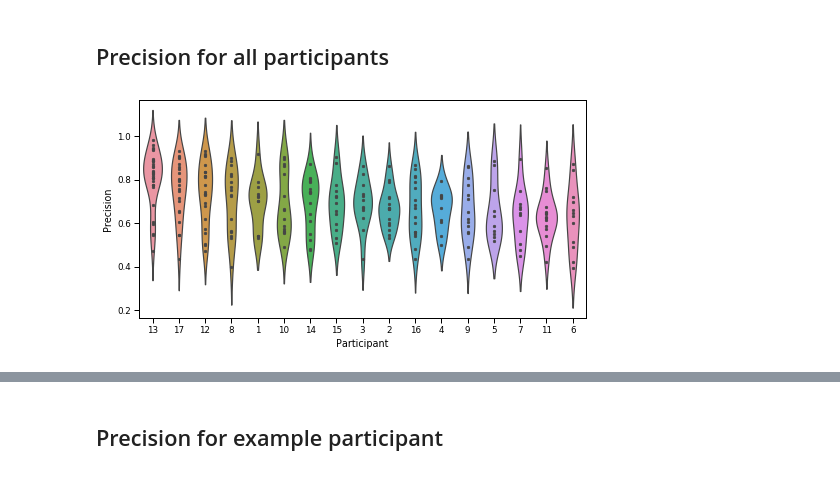
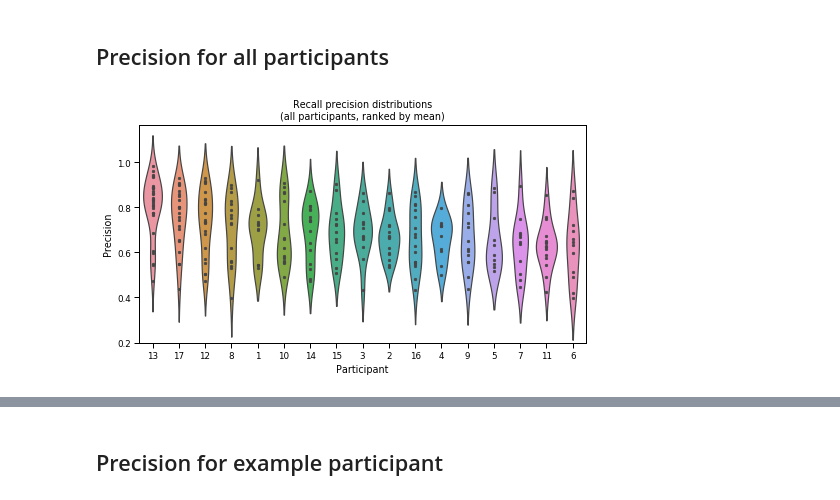
Before and after one commit to ContextLab/sherlock-topic-model-paper, a Jupyter notebook: code/notebooks/main/precision_detail.ipynb, the cells around one changed output, grey strips where cells are left out. Cells and saved outputs as stored; diff of their text form; code cells hidden in the pictures.

Commit message:
updated precision detail notebook

```diff
--- a/code/notebooks/main/precision_detail.ipynb
+++ b/code/notebooks/main/precision_detail.ipynb
@@ -66,9 +61,10 @@ ranked_order = precision_df.groupby('Participant').mean().reset_index().sort_val
 # %%
 fig, ax = plt.subplots(1)
 fig.set_size_inches(8, 4)
 sns.violinplot(data=precision_df, x='Participant', y='Precision', order=ranked_order, inner='points', ax=ax)
-plt.savefig(opj(figdir, 'tmp', 'precision_detail_all.pdf'))
+plt.ylim(bottom=.2)
+plt.title('Recall precision distributions\n(all participants, ranked by mean)')
+# plt.savefig(opj(figdir, 'tmp', 'precision_detail_all.pdf'))
 plt.show()
-# plt.title('Recall precision for each participant\nranked by mean')
 # %% [output]
-[figure, old version]
+[figure, new version]
```
Also changed, not shown: parts of 7 cells of this notebook.
